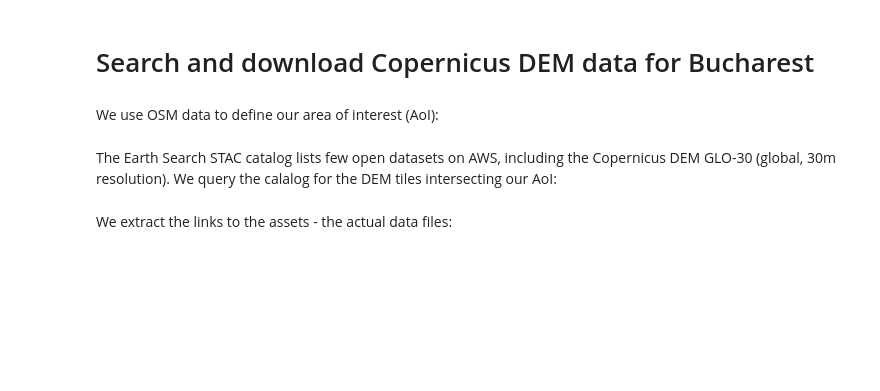
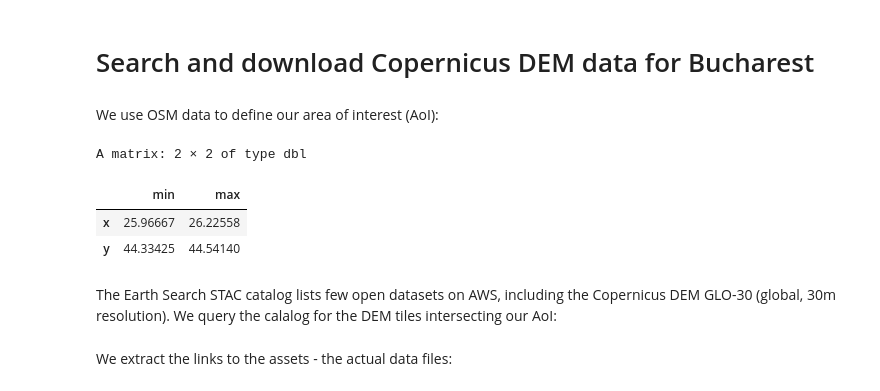
Before and after one commit to CityRiverSpaces/prototyping, a Jupyter notebook: notebooks/download-DEM.ipynb, the cells around one changed output. Drawn from its saved outputs; the diff is of its cells as text; code cells hidden in the pictures; blank space fills up the shorter version.

```diff
--- a/notebooks/download-DEM.ipynb
+++ b/notebooks/download-DEM.ipynb
@@ -16,6 +16,12 @@ terra 1.7.71
 We use OSM data to define our area of interest (AoI):
 # %%
 bb <- getbb("Bucharest")
+bb
+# %% [output]
+A matrix: 2 × 2 of type dbl
+|  | min | max |
+| x | 25.96667 | 26.22558 |
+| y | 44.33425 | 44.54140 |
 # %% [markdown]
 The Earth Search STAC catalog lists few open datasets on AWS, including the Copernicus DEM GLO-30 (global, 30m resolution). We query the calalog for the DEM tiles intersecting our AoI:
 # %%
```
Also changed, not shown: parts of 2 cells of this notebook, 1 other file.
